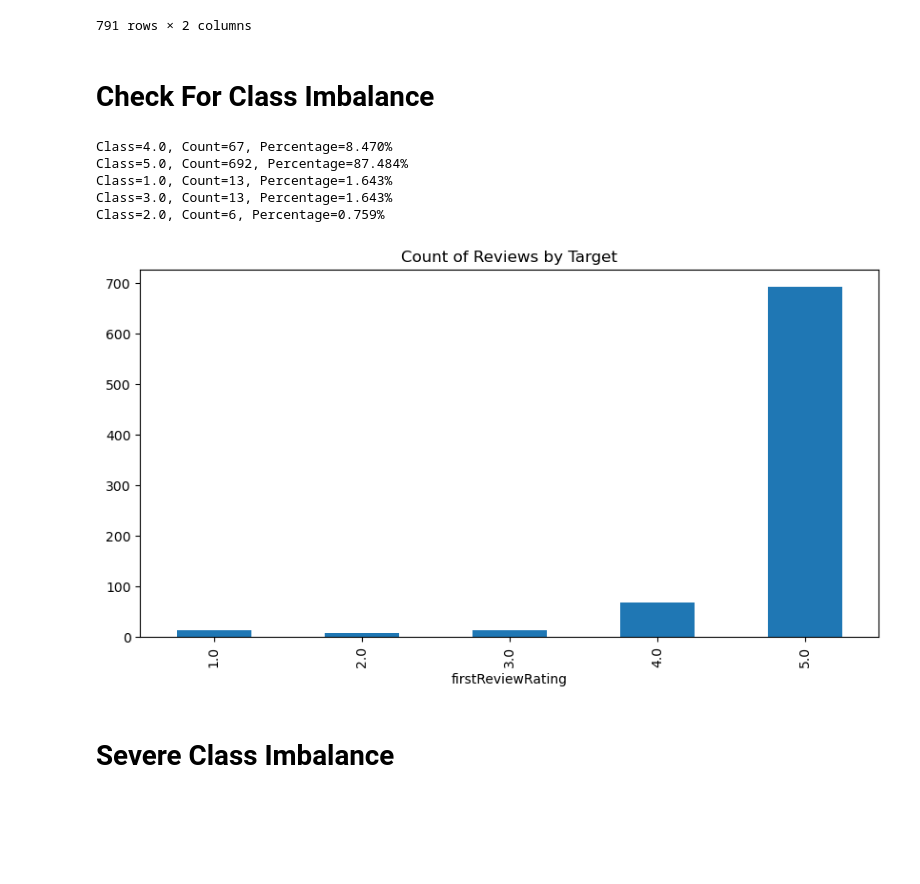
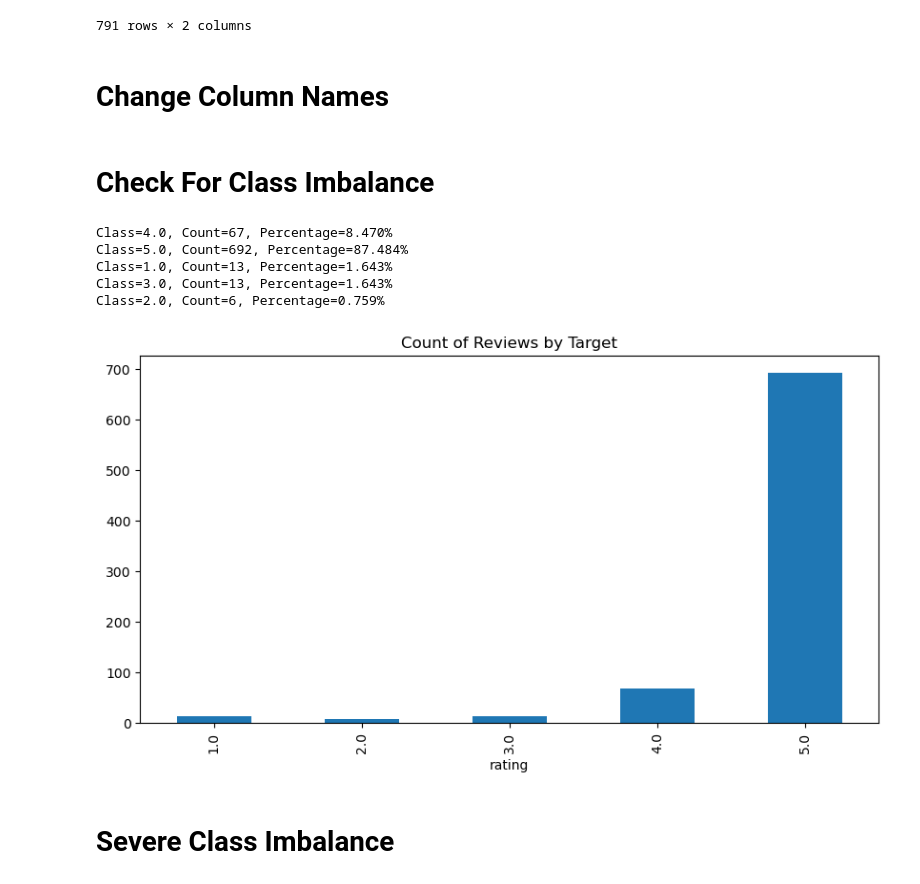
Before and after one commit to MaukanMir/AIRBNB-Las_vegas-Listing, a Jupyter notebook: training.ipynb, the cells around one changed output. Cells and saved outputs as stored; diff of their text form; code cells hidden in the pictures; blank space fills up the shorter version.

```diff
--- a/training.ipynb
+++ b/training.ipynb
@@ -170,16 +170,20 @@ df
 | 997 | Really nice little studio! I spen... | 5.0 |
 | 998 | A stunning house, it was a pleasu... | 5.0 |
 791 rows × 2 columns
+# %% [markdown]
+# Change Column Names
+# %%
+df.columns = ["review", "rating"]
 # %% [markdown]
 # Check For Class Imbalance
 # %%
-check_class_imbalance(df, df["firstReviewRating"], "firstReviewRating")
+check_class_imbalance(df, df["rating"], "rating")
 # %% [output]
 Class=4.0, Count=67, Percentage=8.470%
 Class=5.0, Count=692, Percentage=87.484%
 Class=1.0, Count=13, Percentage=1.643%
 Class=3.0, Count=13, Percentage=1.643%
 Class=2.0, Count=6, Percentage=0.759%
-[figure, old version]
+[figure, new version]
 # %% [markdown]
 # Severe Class Imbalance
```
Also changed, not shown: parts of 1 cell of this notebook.
